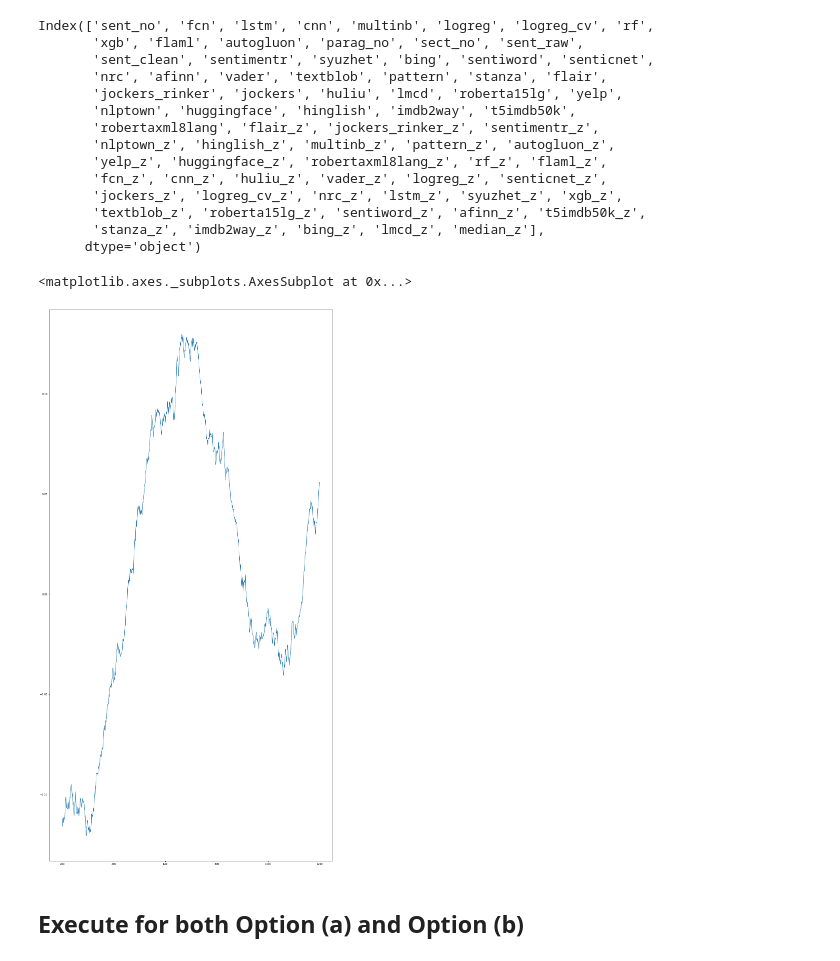
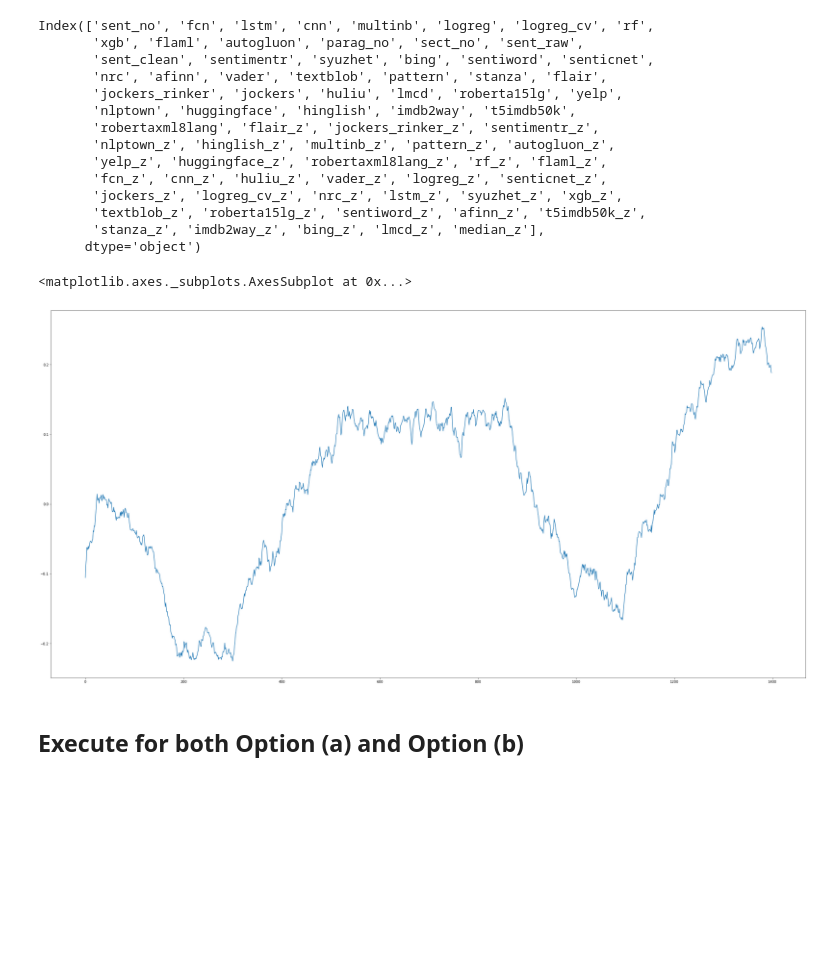
Before and after one commit to jon-chun/sentimentarcs, a Jupyter notebook: sentimentarcs_part7_join_norm.ipynb, the cells around one changed output. Drawn from its saved outputs; the diff is of its cells as text; code cells hidden in the pictures; blank space fills up the shorter version.

```diff
--- a/sentimentarcs_part7_join_norm.ipynb
+++ b/sentimentarcs_part7_join_norm.ipynb
@@ -530,11 +530,15 @@ Index(['sent_no', 'fcn', 'lstm', 'cnn', 'multinb', 'logreg', 'logreg_cv', 'rf',
        'textblob_z', 'roberta15lg_z', 'sentiword_z', 'afinn_z', 't5imdb50k_z',
        'stanza_z', 'imdb2way_z', 'bing_z', 'lmcd_z', 'median_z'],
       dtype='object')
-# %%
-corpora_all_dt['cdickens_achristmascarol']['median_z'].rolling(400, center=True).mean().plot()
-# %% [output]
-<matplotlib.axes._subplots.AxesSubplot at 0x...>
-[figure, removed]
+# %%
+plt.rcParams["figure.figsize"] = (40,20)
+
+win10per = int(0.1*corpora_all_dt['cdickens_achristmascarol'].shape[0])
+
+corpora_all_dt['cdickens_achristmascarol']['median_z'].rolling(win10per, center=True, min_periods=1).mean().plot()
+# %% [output]
+<matplotlib.axes._subplots.AxesSubplot at 0x...>
+[figure, added]
 # %% [markdown]
 ## **Execute for both Option (a) and Option (b)**
 # %%
```
Also changed, not shown: parts of 20 cells of this notebook.
